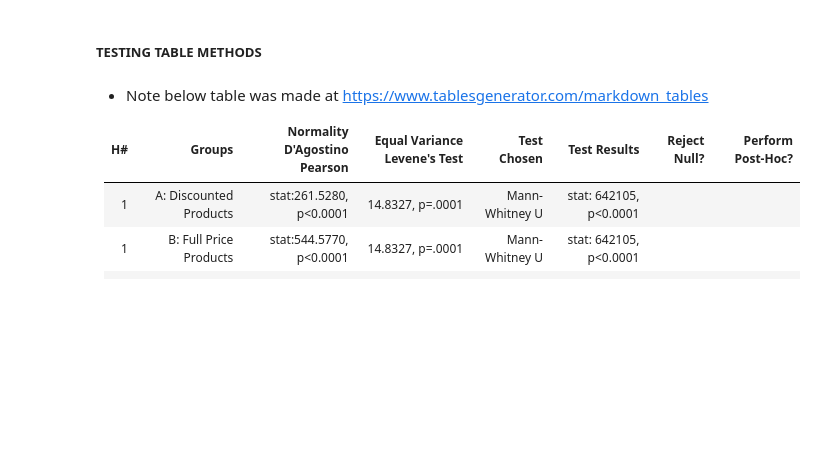
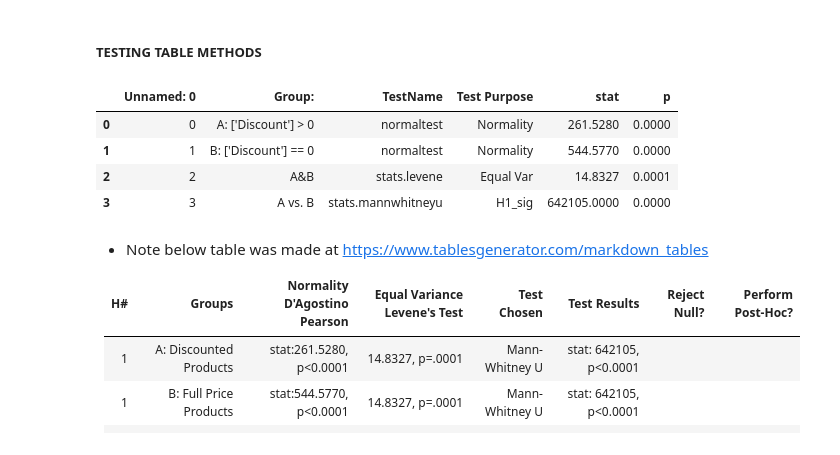
Before and after one commit to jirvingphd/dsc-2-final-project-online-ds-ft-021119, a Jupyter notebook: Mod2_Project_CombDraftv2_H1-H4.ipynb, the cells around one changed output. Cells and saved outputs as stored; diff of their text form; code cells hidden in the pictures; blank space fills up the shorter version.

```diff
--- a/Mod2_Project_CombDraftv2_H1-H4.ipynb
+++ b/Mod2_Project_CombDraftv2_H1-H4.ipynb
@@ -747,24 +747,30 @@ def tukey_table(tukey_results):
 # %%
 import numpy as np
 import pandas as pd
 import matplotlib.pyplot as plt
 %matplotlib inline
 import seaborn as sns
 
 # from IPython.core import display
 from IPython.core.display import HTML
 from IPython.display import display
 f = open('CSS.css','r')
 HTML('<style>{}</style>'.format(f.read()))
 
 # df.style.set_properties( color='black',align='center')
 #                         **{'background-color': 'black',
 #                             'color': 'lawngreen',
 #                             'border-color': 'white'})
 
 
-# test_df = pd.read_csv('H1_tests_MWU.csv')
-# display(test_df)
+test_df = pd.read_csv('H1_tests_MWU.csv')
+display(test_df)
+# %% [output]
+|  | Unnamed: 0 | Group: | TestName | Test Purpose | stat | p |
+| 0 | 0 | A: ['Discount'] > 0 | normaltest | Normality | 261.5280 | 0.0000 |
+| 1 | 1 | B: ['Discount'] == 0 | normaltest | Normality | 544.5770 | 0.0000 |
+| 2 | 2 | A&B | stats.levene | Equal Var | 14.8327 | 0.0001 |
+| 3 | 3 | A vs. B | stats.mannwhitneyu | H1_sig | 642105.0000 | 0.0000 |
 # %% [markdown]
 - Note below table was made at  https://www.tablesgenerator.com/markdown_tables
 
```
Also changed, not shown: parts of 15 cells of this notebook, 2 other files.
